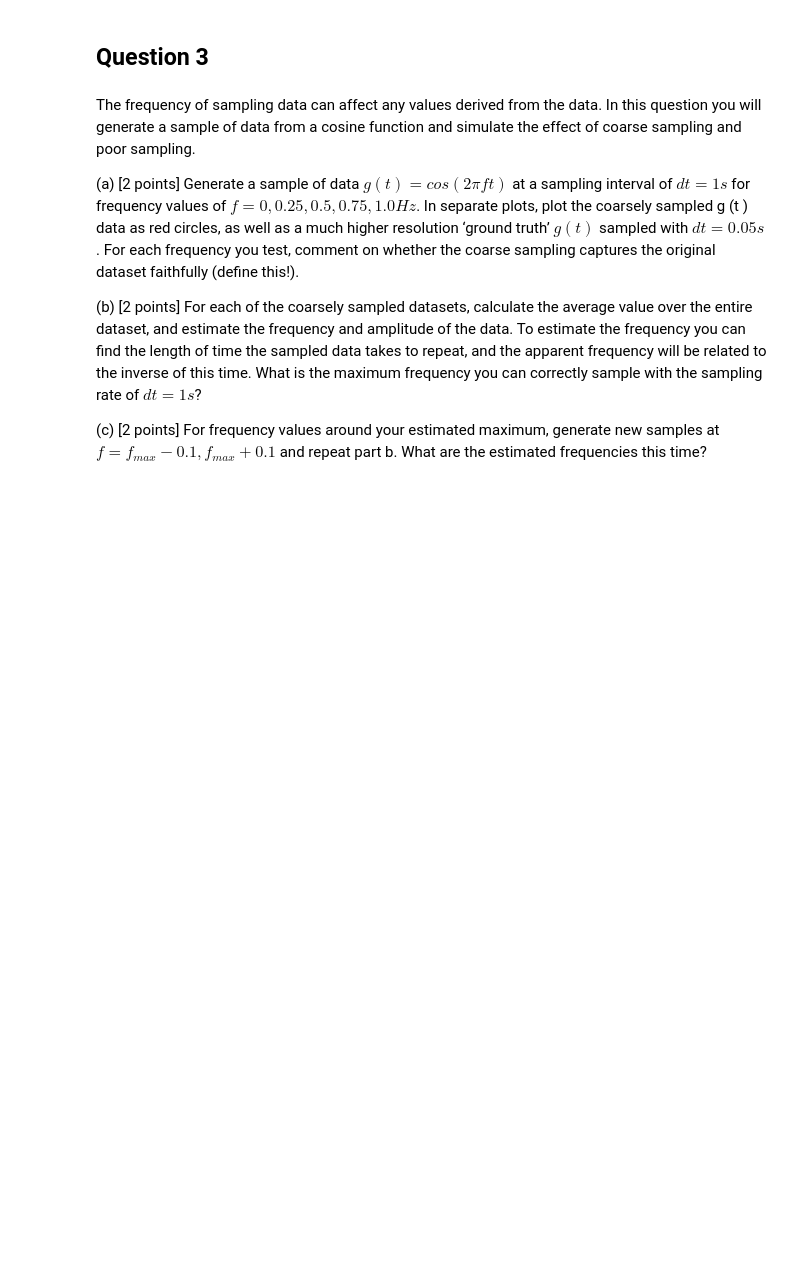
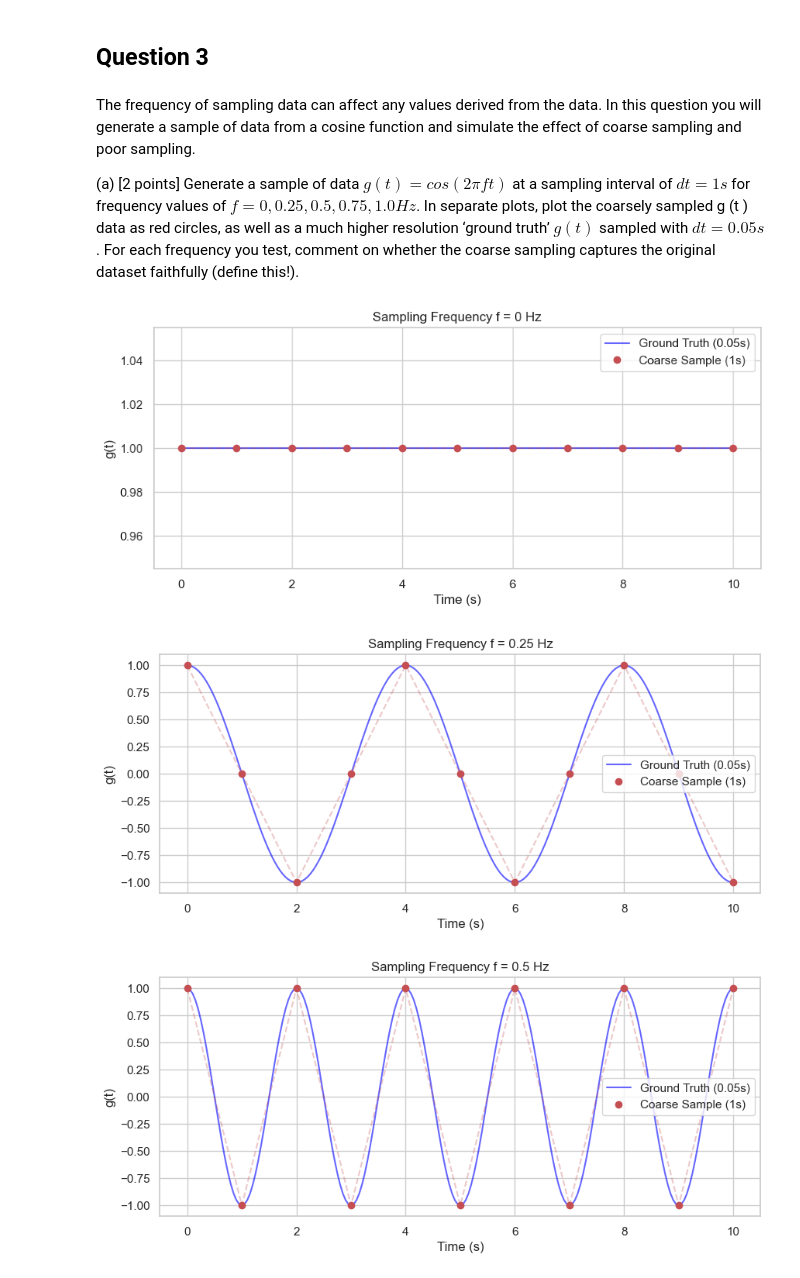
Before and after one commit to 21chengjk1/PHY408Labs, a Jupyter notebook: Lab1/Jack_Cheng_Lab1.ipynb, the cells around one changed output. Drawn from its saved outputs; the diff is of its cells as text; code cells hidden in the pictures; blank space fills up the shorter version.

```diff
--- a/Lab1/Jack_Cheng_Lab1.ipynb
+++ b/Lab1/Jack_Cheng_Lab1.ipynb
@@ -226,8 +226,44 @@ plt.legend()
 The frequency of sampling data can affect any values derived from the data. In this question you will generate a sample of data from a cosine function and simulate the effect of coarse sampling and poor sampling.
 
 (a) [2 points] Generate a sample of data $g (t) = cos(2πft)$ at a sampling interval of $dt = 1s$ for frequency values of $f = 0, 0.25, 0.5, 0.75, 1.0Hz$. In separate plots, plot the coarsely sampled g (t ) data as red circles, as well as a much higher resolution ‘ground truth’ $g (t)$ sampled with $d t = 0.05s$. For each frequency you test, comment on whether the coarse sampling captures the original dataset faithfully (define this!).
-
-(b) [2 points] For each of the coarsely sampled datasets, calculate the average value over the entire dataset, and estimate the frequency and amplitude of the data. To estimate the frequency you can find the length of time the sampled data takes to repeat, and the apparent frequency will be related to the inverse of this time. What is the maximum frequency you can correctly sample with the sampling rate of $dt = 1s$?
-
-
-(c) [2 points] For frequency values around your estimated maximum, generate new samples at $f = f_{max} − 0.1, f_{max} + 0.1$ and repeat part b. What are the estimated frequencies this time?
+# %%
+# Frequencies to test
+frequencies = [0, 0.25, 0.5, 0.75, 1.0]
+
+# Time parameters
+t_start = 0
+t_end = 10  # 10 seconds to see multiple cycles
+dt_coarse = 1.0
+dt_fine = 0.05
+
+t_coarse_list = []
+g_coarse_list = []
+
+for f in frequencies:
+    # Generate time arrays
+    t_fine = np.arange(t_start, t_end + dt_fine, dt_fine)
+    t_coarse = np.arange(t_start, t_end + dt_coarse, dt_coarse)
+
+    # Generate g(t) = cos(2*pi*f*t)
+    g_fine = np.cos(2 * np.pi * f * t_fine)
+    g_coarse = np.cos(2 * np.pi * f * t_coarse)
+
+    t_coarse_list.append(t_coarse)
+    g_coarse_list.append(g_coarse)
+
+    # Plotting
+    plt.figure(figsize=(10, 4))
+    plt.plot(t_fine, g_fine, label='Ground Truth (0.05s)', color='blue', alpha=0.6)
+    plt.plot(t_coarse, g_coarse, 'ro', label='Coarse Sample (1s)')
+    plt.plot(t_coarse, g_coarse, 'r--', alpha=0.3) # Line connecting circles for clarity
+
+    plt.title(f"Sampling Frequency f = {f} Hz")
+    plt.xlabel("Time (s)")
+    plt.ylabel("g(t)")
+    plt.legend()
+    plt.grid(True)
+    plt.show()
+# %% [output]
+[figure, added]
+[figure, added]
+[figure, added]
```
Also changed, not shown: parts of 8 cells of this notebook.
